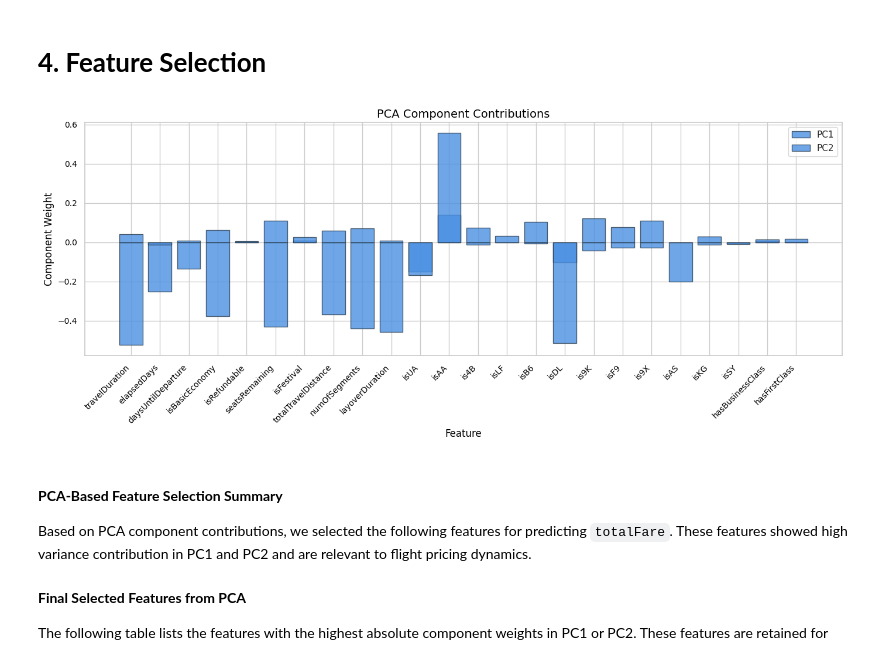
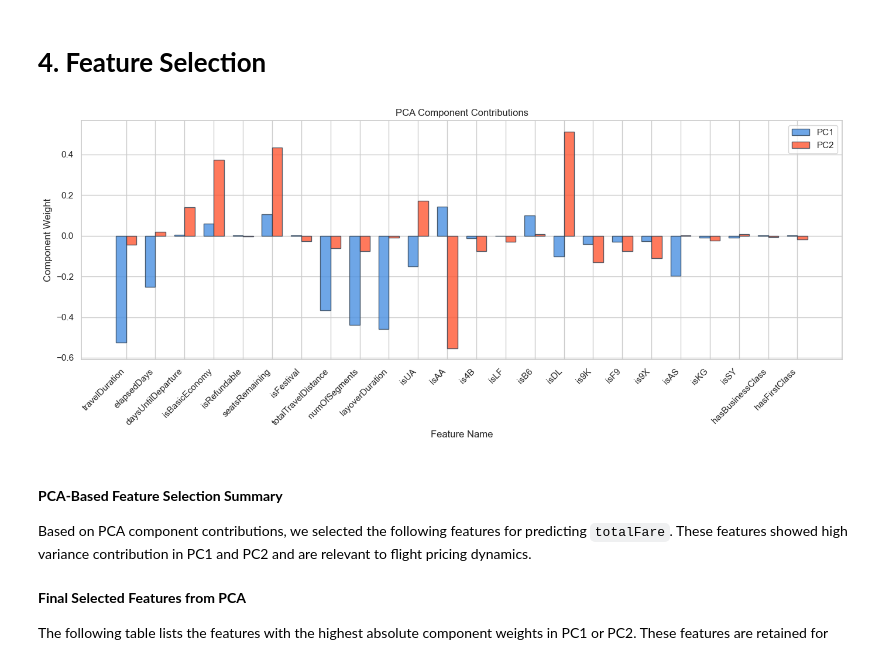
Before and after one commit to tngjody/bt4221-airfare-booking, a Jupyter notebook: BT4221_Group_20.ipynb, the cells around one changed output. Saved outputs shown, nothing was run; the diff lists cells and outputs as text; code cells hidden in the pictures.

```diff
--- a/BT4221_Group_20.ipynb
+++ b/BT4221_Group_20.ipynb
@@ -1861,6 +1859,7 @@ These insights can guide feature selection and model interpretation.
 # %% [markdown]
 # **4. Feature Selection**
 # %%
+# Drop totalFare and boxcox_totalFare from the features used in PCA
 def plot_pca_contributions(df: DataFrame, exclude_cols: list = ["totalFare", "boxcox_totalFare"], k: int = 2) -> None:
     """
     Performs PCA on standardized numeric features and plots the component contributions.
@@ -1879,49 +1878,54 @@ def plot_pca_contributions(df: DataFrame, exclude_cols: list = ["totalFare", "bo
         if dtype in ("int", "double") and col_name not in exclude_cols
     ]
 
-    # 2. Drop rows with nulls in the numeric features
-    df_clean = df.dropna(subset=numeric_cols)
+    # 2. Convert to DoubleType and drop nulls
+    for col_name in numeric_cols:
+        df = df.withColumn(col_name, col(col_name).cast(DoubleType()))
+
+    df = df.dropna(subset=numeric_cols)
 
     # 3. Assemble features into a vector
     assembler = VectorAssembler(inputCols=numeric_cols, outputCol="features")
-    df_vector = assembler.transform(df_clean).select("features")
+    df_vector = assembler.transform(df).select("features")
 
     # 4. Standardize features
     standardizer = StandardScaler(inputCol="features", outputCol="scaled_features")
     scaler_model = standardizer.fit(df_vector)
     scaled_df = scaler_model.transform(df_vector)
 
     # 5. Apply PCA
     pca = PCA(k=k, inputCol="scaled_features", outputCol="pca_features")
     pca_model = pca.fit(scaled_df)
-    pca_components = pca_model.pc.toArray()
+    pca_components = pca_model.pc.toArray()  # Shape: [num_features, k]
 
     # 6. Plot component contributions
     x = np.arange(len(numeric_cols))
     plt.figure(figsize=(14, 6))
 
+    bar_width = 0.35
+    CONTRAST_COLORS = ["#4A90E2", "#FF5733"]  # Blue and Orange-Red
     for i in range(pca_components.shape[1]):
         plt.bar(
-            x,
+            x + (i - 0.5) * bar_width,
             pca_components[:, i],
+            width=bar_width,
             alpha=0.8,
             label=f"PC{i+1}",
             edgecolor=BORDER_COLOR,
-            color=BAR_COLOR,
+            color=CONTRAST_COLORS[i % len(CONTRAST_COLORS)],
         )
 
-    plt.xticks(ticks=x, labels=numeric_cols, rotation=45, ha="right", fontsize=10, color=TEXT_COLOR)
-    plt.yticks(fontsize=10, color=TEXT_COLOR)
-    plt.title("PCA Component Contributions", fontsize=14, color=TEXT_COLOR)
-    plt.xlabel("Feature", fontsize=12, color=TEXT_COLOR)
-    plt.ylabel("Component Weight", fontsize=12, color=TEXT_COLOR)
+    plt.xticks(ticks=x, labels=numeric_cols, rotation=45, ha="right")
+    plt.title("PCA Component Contributions")
+    plt.xlabel("Feature Name")
+    plt.ylabel("Component Weight")
     plt.legend()
     plt.tight_layout()
     plt.show()
 
 plot_pca_contributions(cleaned_flight_df)
 # %% [output]
-[figure, old version]
+[figure, new version]
 # %% [markdown]
 #### **PCA-Based Feature Selection Summary**
 
```
Also changed, not shown: parts of 5 cells of this notebook.
